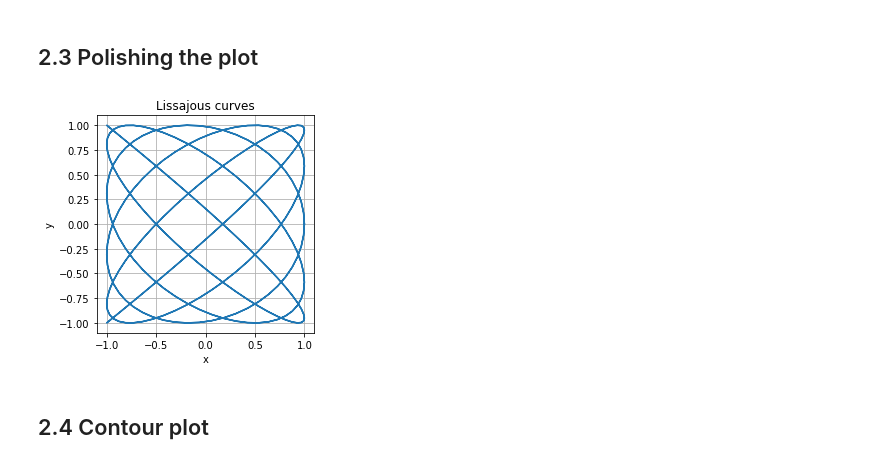
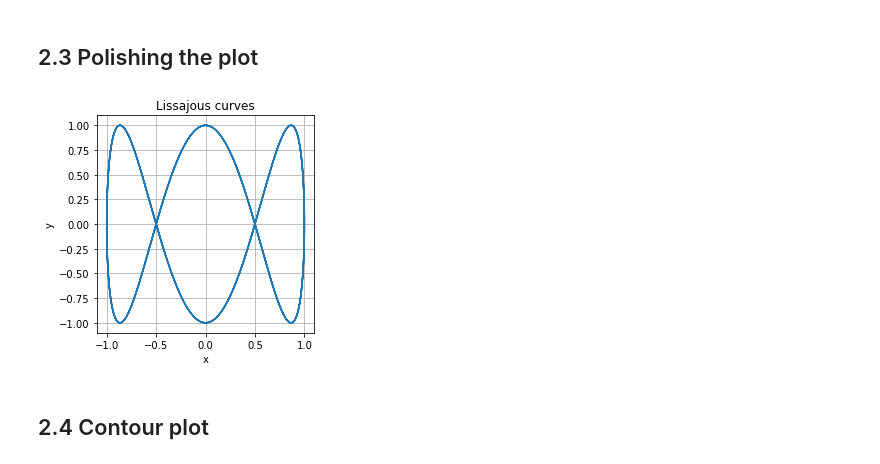
Before and after one commit to theyoungelite/nm2023, a Jupyter notebook: notebooks/ch03_modules_plotting.ipynb, the cells around one changed output. Saved outputs shown, nothing was run; the diff lists cells and outputs as text; code cells hidden in the pictures.

```diff
--- a/notebooks/ch03_modules_plotting.ipynb
+++ b/notebooks/ch03_modules_plotting.ipynb
@@ -271,35 +295,35 @@ t_max=np.pi
 t_grids=501
 t=np.linspace(t_min, t_max, t_grids)
 
 #=== Constants
 A=1
 B=1
-a=10
+a=3
 b=9
 
 #=== variables to plot
 x=A*np.sin(a*t+np.pi/2)
 y=B*np.sin(b*t)
 
 #=== make it a square plot
 fig = plt.figure()                        # comment if square plot is not needed
 ax = fig.add_subplot(111)                 # comment if square plot is not needed
 plt.plot(x,y)
 ax.set_aspect('equal', adjustable='box')  # comment if square plot is not needed
 
 #=== labels, titles, grids
 plt.xlabel("x")
 plt.ylabel("y")
 plt.title('Lissajous curves')
 plt.grid()
 
 #=== save in file, you can also use .pdf or .svg
 plt.savefig('Lissajous.png')
 
 #=== display
 plt.show()
 # %% [output]
-[figure, old version]
+[figure, new version]
 # %% [markdown]
 ## 2.4 Contour plot
 # %%
```
Also changed, not shown: parts of 9 cells of this notebook, 13 other files.
